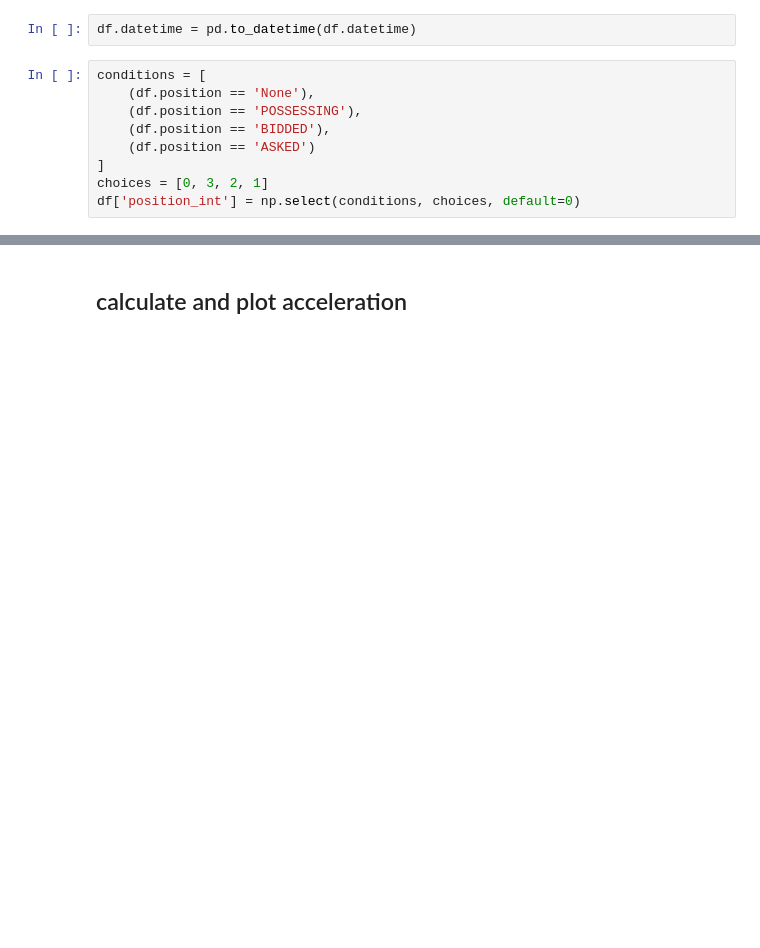
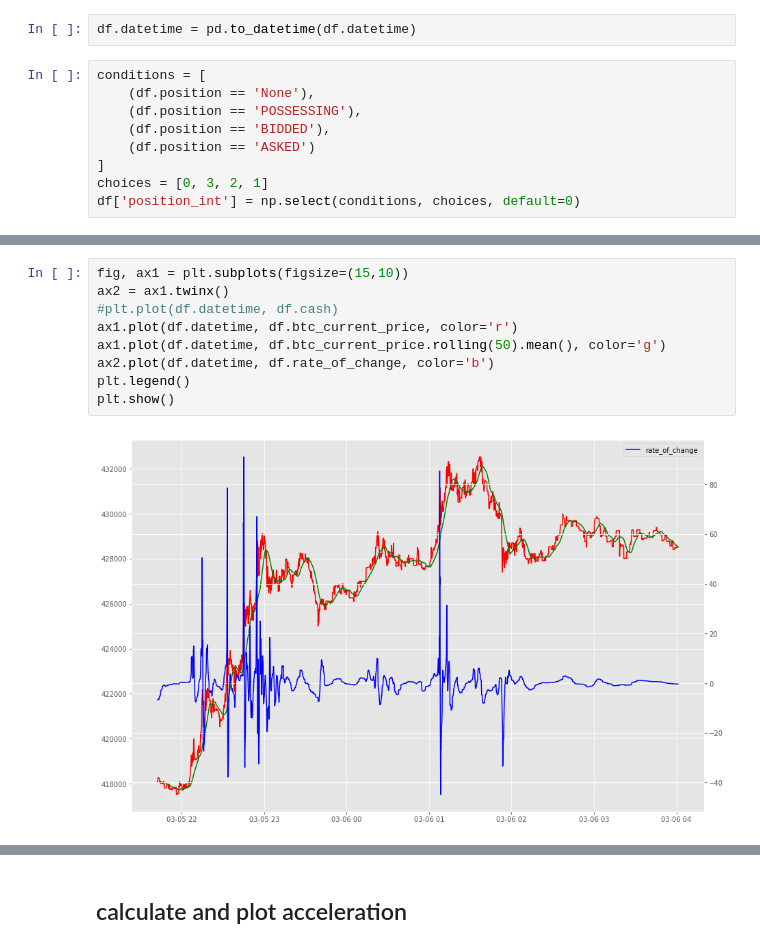
Before and after one commit to soujiro0725/finance-stats, a Jupyter notebook: btc-autotrader-history.ipynb, the cells around one changed output, grey strips where cells are left out. Drawn from its saved outputs; the diff is of its cells as text; blank space fills up the shorter version.

```diff
--- a/btc-autotrader-history.ipynb
+++ b/btc-autotrader-history.ipynb
@@ -41,3 +41,14 @@ df.tail()
+# %%
+fig, ax1 = plt.subplots(figsize=(15,10))
+ax2 = ax1.twinx()
+#plt.plot(df.datetime, df.cash)
+ax1.plot(df.datetime, df.btc_current_price, color='r')
+ax1.plot(df.datetime, df.btc_current_price.rolling(50).mean(), color='g')
+ax2.plot(df.datetime, df.rate_of_change, color='b')
+plt.legend()
+plt.show()
+# %% [output]
+[figure, added]
 # %%
 fig, ax1 = plt.subplots(figsize=(15,10))
 ax2 = ax1.twinx()
```
Also changed, not shown: parts of 8 cells of this notebook.
